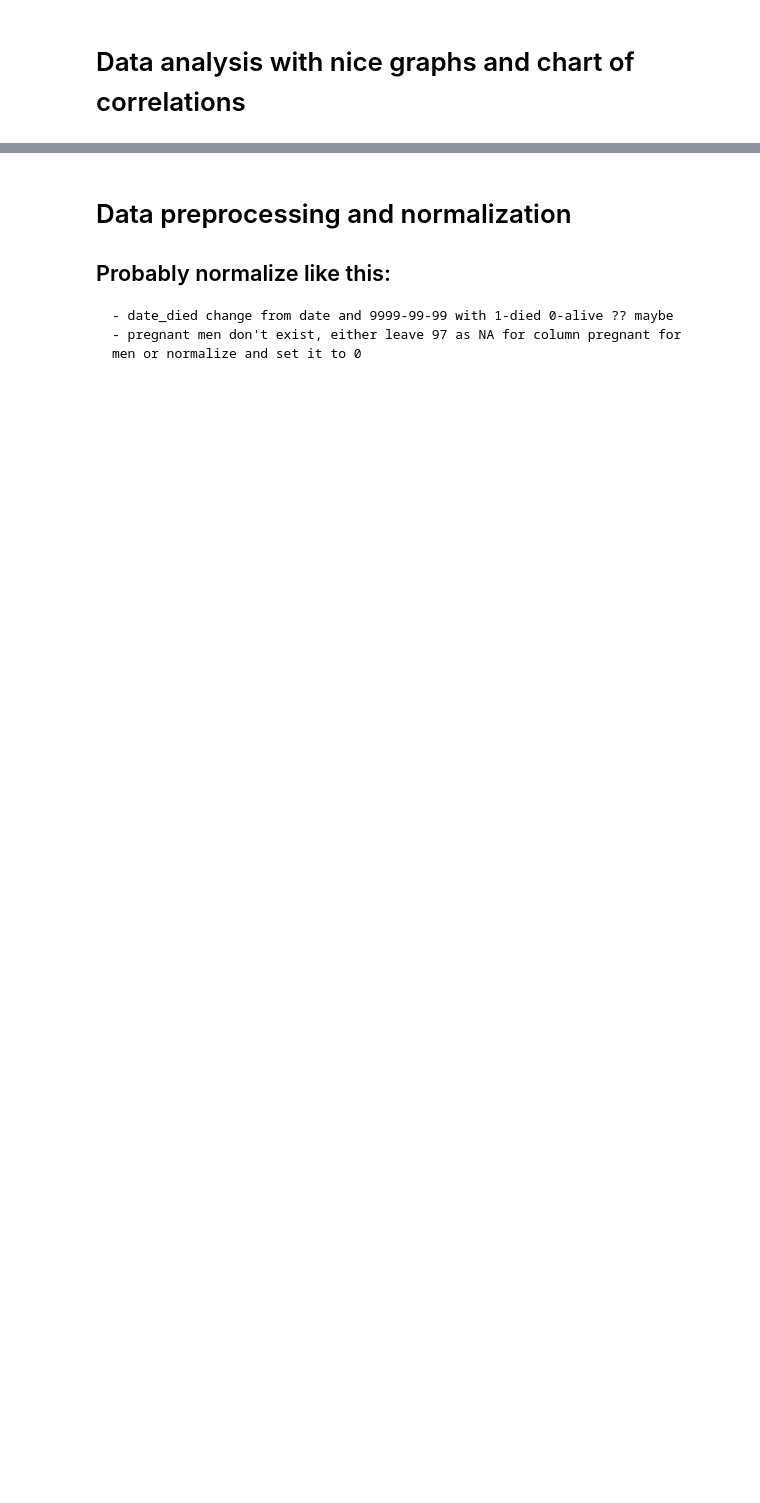
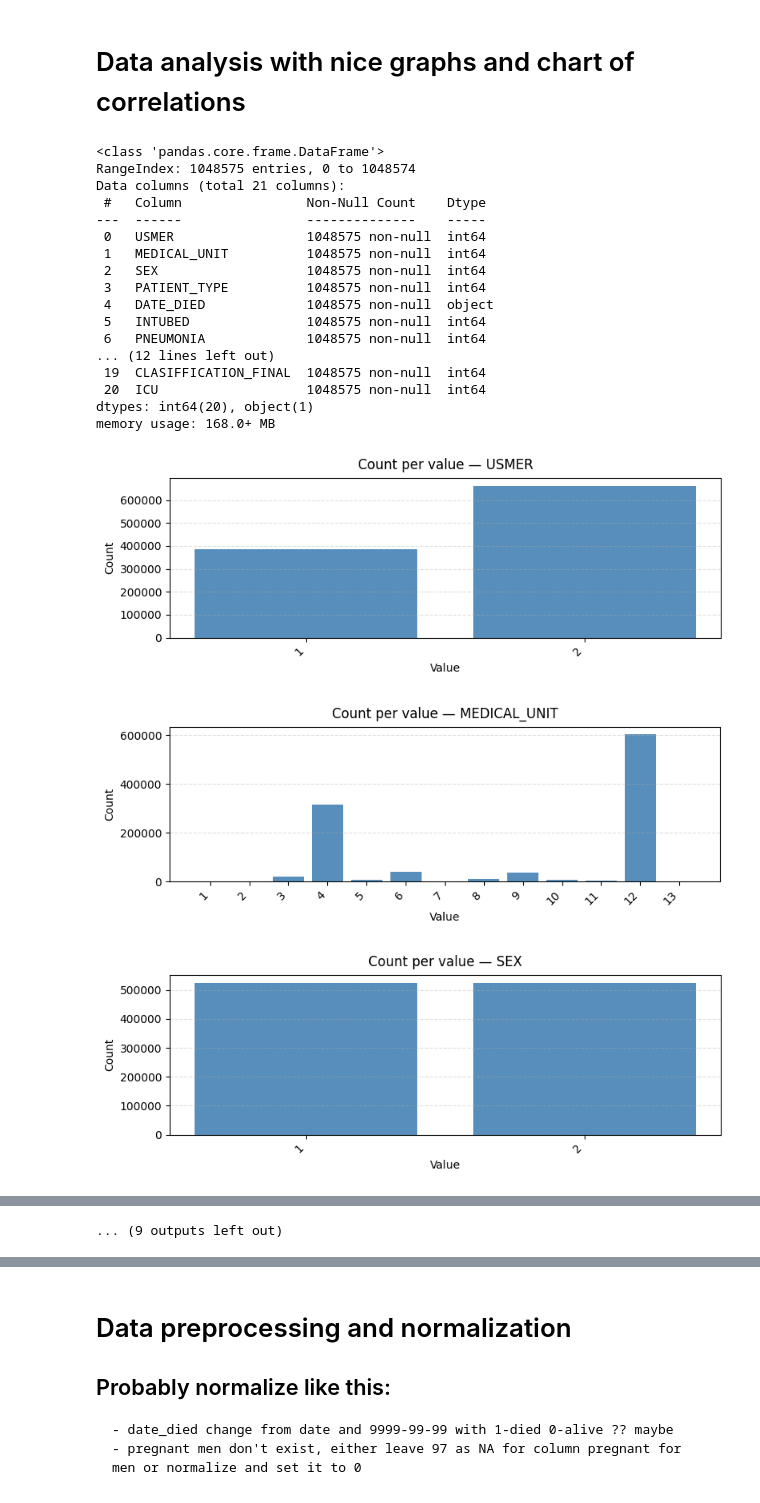
Before and after one commit to alexeybelyaevv/zneus_FIIT, a Jupyter notebook: covid19_project.ipynb, the cells around one changed output, grey strips where cells are left out. Saved outputs shown, nothing was run; the diff lists cells and outputs as text; code cells hidden in the pictures; blank space fills up the shorter version.

```diff
--- a/covid19_project.ipynb
+++ b/covid19_project.ipynb
@@ -44,18 +52,55 @@ numeric_df = df.select_dtypes(include=["number"])
 # %% [markdown]
 # Data analysis with nice graphs and chart of correlations
 # %%
-
-# if numeric_df.empty:
-#     print("No number attrs for boxplot.")
-# else:
-#     plt.figure(figsize=(12, 6))
-#     sns.boxplot(data=numeric_df, orient="h", palette="Set2")
-#     plt.title("Boxplot for all number attributes")
-#     plt.xlabel("Values")
-#     plt.ylabel("Attributes")
-#     plt.tight_layout()
-#     plt.show()
-
 df.info()
 
 df.count(numeric_only=True)
+
+for col in numeric_df.columns:
+    s = numeric_df[col]
+
+    # Drop NaNs for clean counts
+    counts = s.value_counts(dropna=False).sort_index()
+
+    # X are just sequential positions (0,1,2,...)
+    x = range(len(counts))
+    y = counts.values
+    labels = counts.index.astype(str)
+
+    plt.figure(figsize=(8, 3))
+    plt.bar(x, y, color="steelblue", alpha=0.9, width=0.8)
+    plt.title(f"Count per value — {col}", fontsize=12, pad=8)
+    plt.xlabel("Value")
+    plt.ylabel("Count")
+    plt.grid(True, linestyle="--", axis="y", alpha=0.4)
+
+    # Show real values as x-tick labels (compressed)
+    if len(labels) > 40:
+        step = max(1, len(labels) // 40)
+        plt.xticks(x[::step], labels[::step], rotation=45, ha="right")
+    else:
+        plt.xticks(x, labels, rotation=45, ha="right")
+
+    plt.tight_layout()
+    plt.show()
+# %% [output]
+<class 'pandas.core.frame.DataFrame'>
+RangeIndex: 1048575 entries, 0 to 1048574
+Data columns (total 21 columns):
+ #   Column                Non-Null Count    Dtype
+---  ------                --------------    -----
+ 0   USMER                 1048575 non-null  int64
+ 1   MEDICAL_UNIT          1048575 non-null  int64
+ 2   SEX                   1048575 non-null  int64
+ 3   PATIENT_TYPE          1048575 non-null  int64
+ 4   DATE_DIED             1048575 non-null  object
+ 5   INTUBED               1048575 non-null  int64
+ 6   PNEUMONIA             1048575 non-null  int64
+... (12 lines left out)
+ 19  CLASIFFICATION_FINAL  1048575 non-null  int64
+ 20  ICU                   1048575 non-null  int64
+dtypes: int64(20), object(1)
+memory usage: 168.0+ MB
+[figure, added]
+[figure, added]
+[figure, added]
@@ -62,3 +115,4 @@ df.count(numeric_only=True)
+... (9 outputs left out)
 # %%
 
 corr = numeric_df.corr()
```
Also changed, not shown: parts of 4 cells of this notebook.
